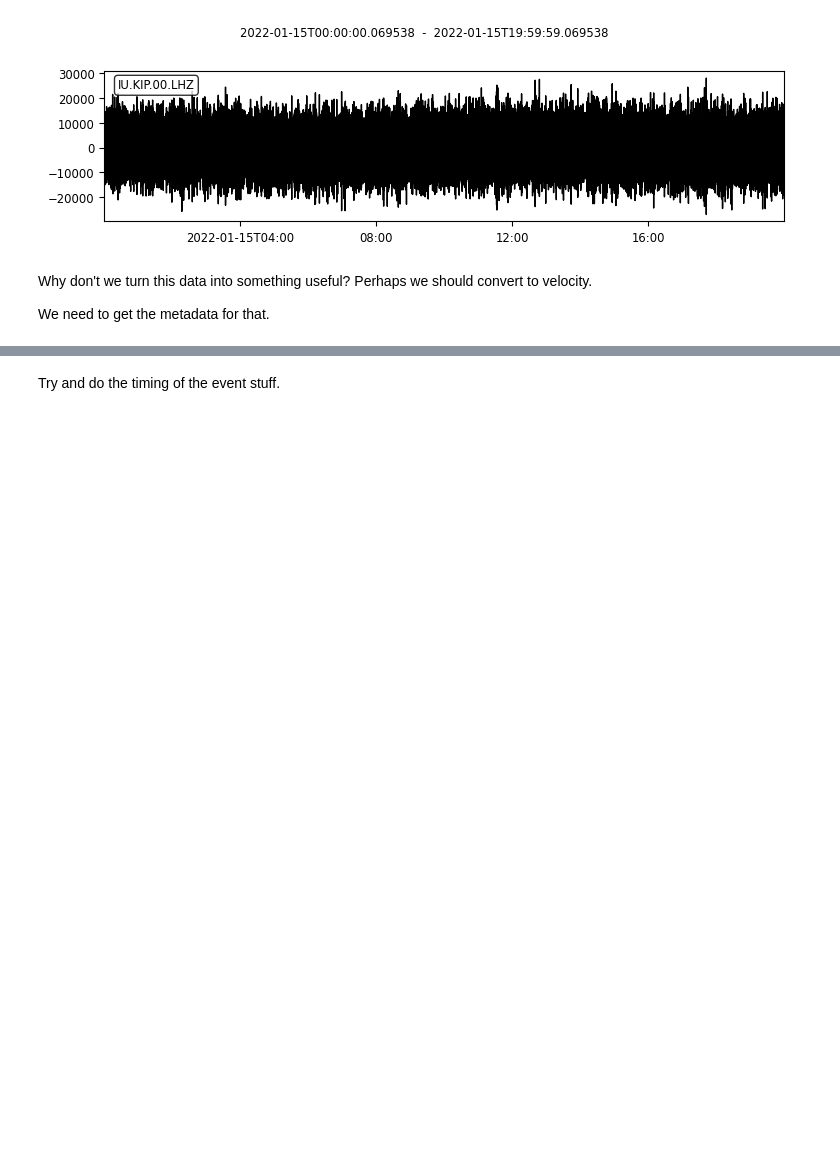
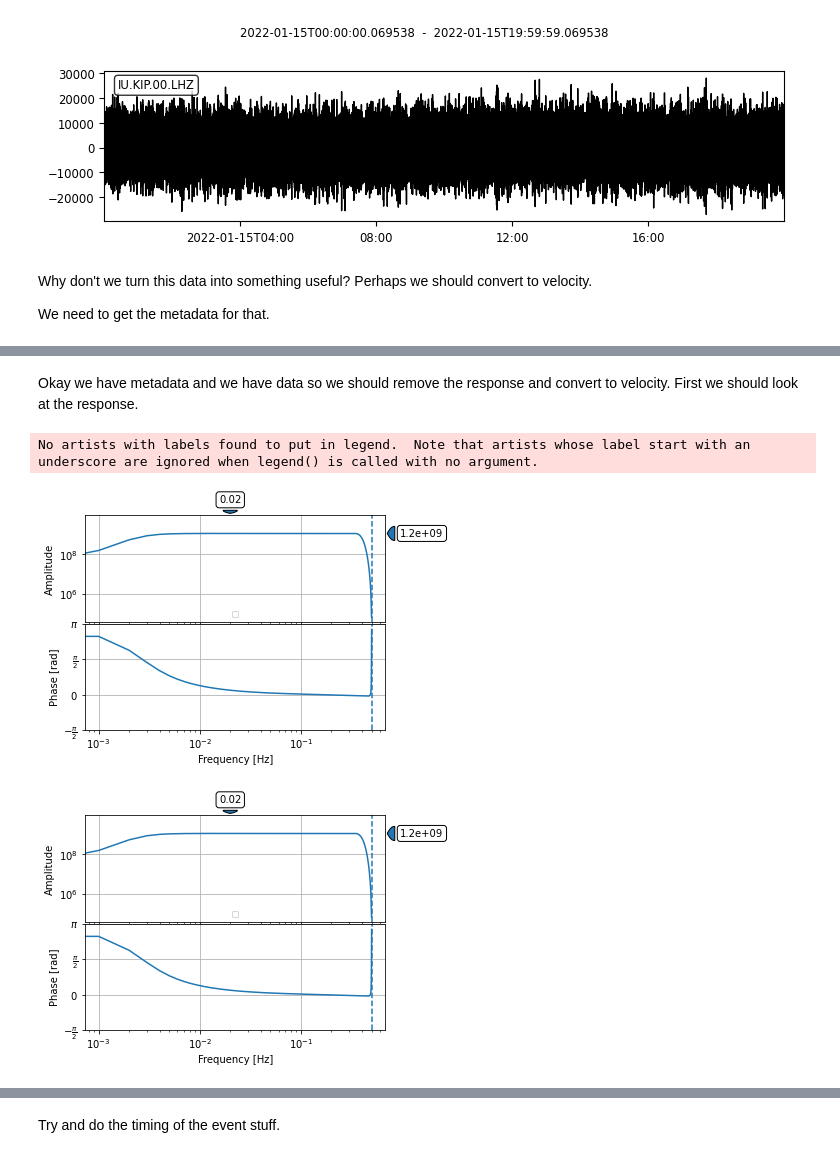
Before and after one commit to aringler-usgs/IRIS_2022, a Jupyter notebook: exercises.ipynb, the cells around one changed output, grey strips where cells are left out. Drawn from its saved outputs; the diff is of its cells as text; code cells hidden in the pictures; blank space fills up the shorter version.

```diff
--- a/exercises.ipynb
+++ b/exercises.ipynb
@@ -43,0 +42,4 @@ Apply a filter and look at the signal
+# %%
+    inv = client.get_stations(network=net, starttime=stime,
+            endtime = stime + 60*60*60, level="response",
+            location=loc, channel=chan, station=sta)
@@ -43,0 +68,6 @@ Apply a filter and look at the signal
+# %%
+    inv = client.get_stations(network=net, starttime=stime,
+            endtime = stime + 60*60*60, level="response",
+            location=loc, channel='L*', station=sta)
+
+    print(inv)
@@ -43,0 +86,8 @@ Apply a filter and look at the signal
+# %% [markdown]
+Okay we have metadata and we have data so we should remove the response and convert to velocity.  First we should look at the response.
+# %%
+inv[0][0][0].response.plot(0.001, output="VEL")
+# %% [output]
+No artists with labels found to put in legend.  Note that artists whose label start with an underscore are ignored when legend() is called with no argument.
+[figure, added]
+[figure, added]
```
Also changed, not shown: parts of 19 cells of this notebook.
